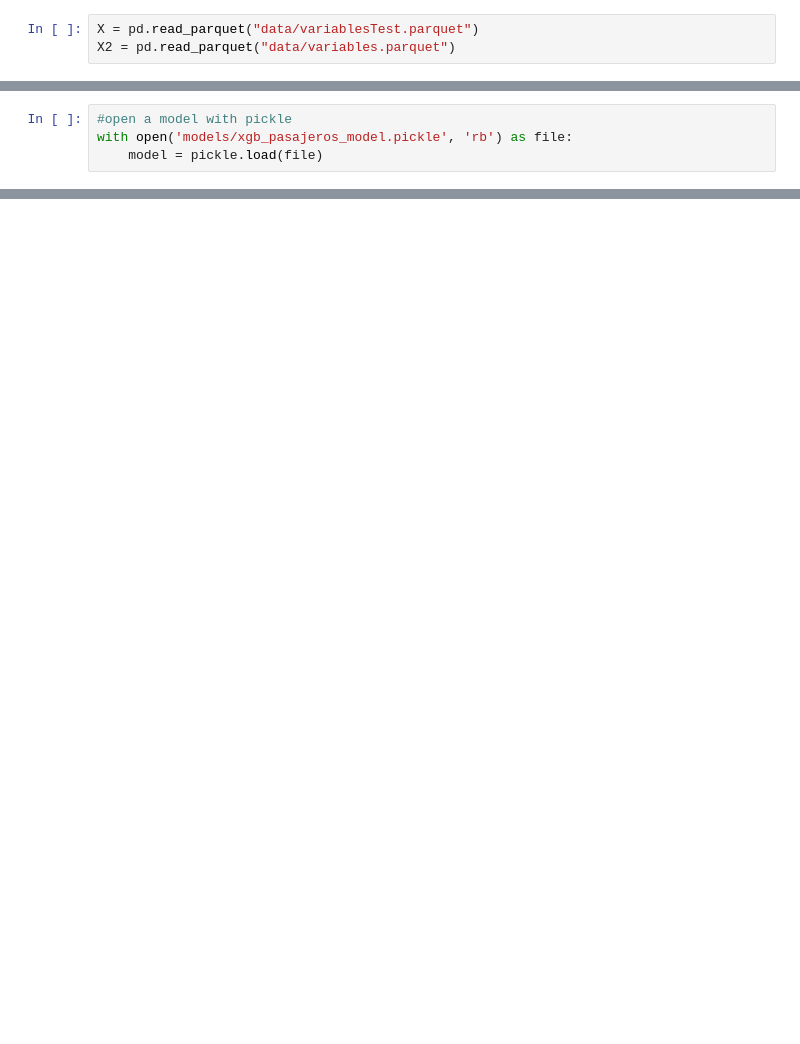
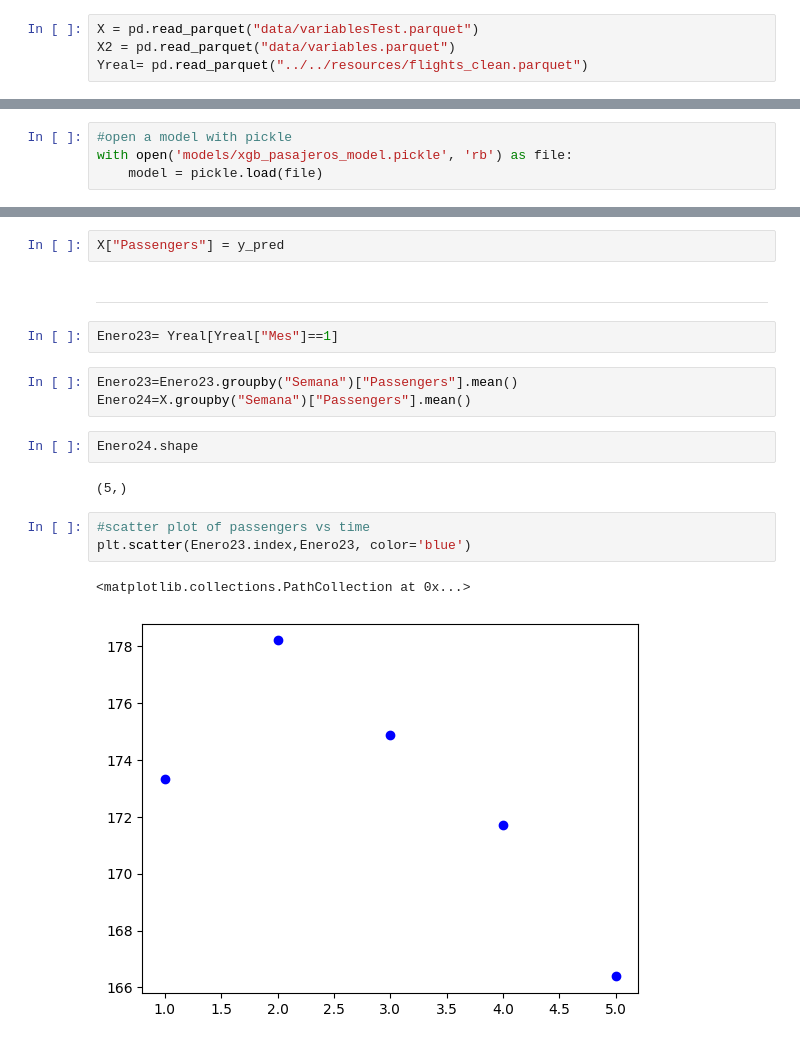
Before and after one commit to FrancoMendoza2003/Datathon2024, a Jupyter notebook: prediction/pasajeros/03-test.ipynb, the cells around one changed output, grey strips where cells are left out. Cells and saved outputs as stored; diff of their text form; blank space fills up the shorter version.

```diff
--- a/prediction/pasajeros/03-test.ipynb
+++ b/prediction/pasajeros/03-test.ipynb
@@ -19,3 +21,4 @@ import shap
 # %%
 X = pd.read_parquet("data/variablesTest.parquet")
 X2 = pd.read_parquet("data/variables.parquet")
+Yreal= pd.read_parquet("../../resources/flights_clean.parquet")
@@ -76,0 +31,19 @@ training data did not have the following fields: aeronave_9h-mly, aeronave_9h-sw
+# %%
+X["Passengers"] = y_pred
+# %% [markdown]
+---
+# %%
+Enero23= Yreal[Yreal["Mes"]==1]
+# %%
+Enero23=Enero23.groupby("Semana")["Passengers"].mean()
+Enero24=X.groupby("Semana")["Passengers"].mean()
+# %%
+Enero24.shape
+# %% [output]
+(5,)
+# %%
+#scatter plot of passengers vs time
+plt.scatter(Enero23.index,Enero23, color='blue')
+# %% [output]
+<matplotlib.collections.PathCollection at 0x...>
+[figure, added]
```
Also changed, not shown: parts of 9 cells of this notebook, 5 other files.
